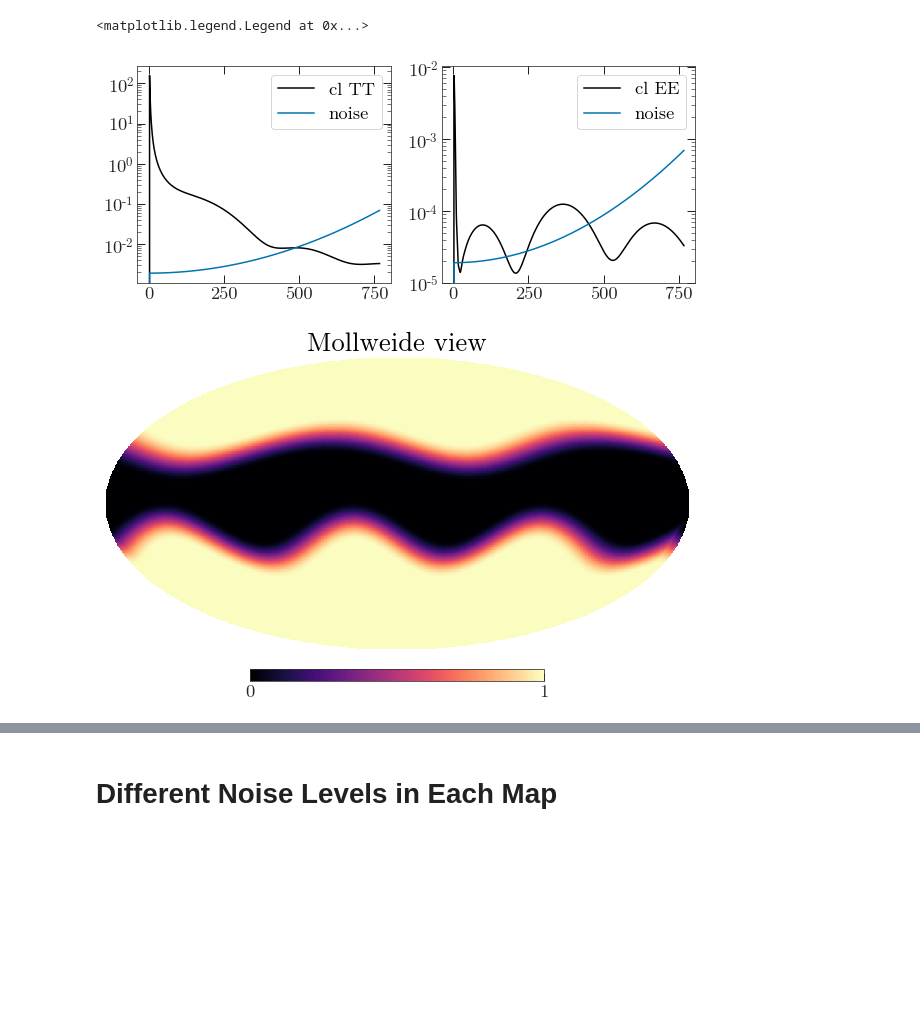
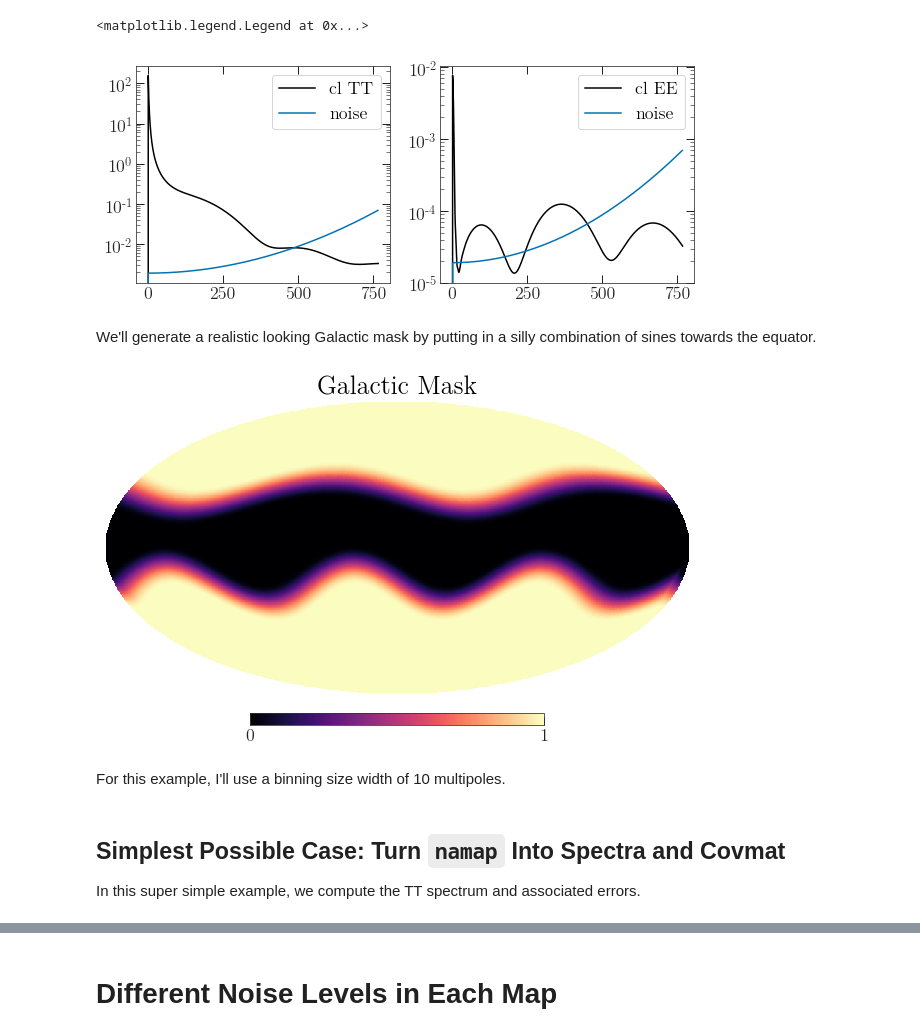
Before and after one commit to xzackli/nawrapper, a Jupyter notebook: notebooks/Covariance Simulations.ipynb, the cells around one changed output, grey strips where cells are left out. Saved outputs shown, nothing was run; the diff lists cells and outputs as text; code cells hidden in the pictures; blank space fills up the shorter version.

```diff
--- a/notebooks/Covariance Simulations.ipynb
+++ b/notebooks/Covariance Simulations.ipynb
@@ -42,28 +46,32 @@ nlee = nltt / 100
 
 fig, axes = plt.subplots(1, 2, figsize=(10,4))
 
-axes[0].plot(cls['tt'], '-', label='cl TT')
+axes[0].plot(cltt, '-', label='cl TT')
 axes[0].plot(nltt, '-', label='noise')
 axes[0].set_yscale('log')
 axes[0].legend()
 
-axes[1].plot(cls['ee'], '-', label='cl EE')
+axes[1].plot(clee, '-', label='cl EE')
 axes[1].plot(nlee, '-', label='noise')
 axes[1].set_yscale('log')
 axes[1].legend()
 # %% [output]
 <matplotlib.legend.Legend at 0x...>
-[figure, old version]
+[figure, new version]
+# %% [markdown]
+We'll generate a realistic looking Galactic mask by putting in a silly combination of sines towards the equator.
 # %%
 msk = np.zeros(hp.nside2npix(nside))
 th, ph = hp.pix2ang(nside, np.arange(hp.nside2npix(nside)))
 ph[np.where(ph > np.pi)[0]] -= 2 * np.pi
 msk[np.where((th * (1 + 0.1 * np.sin(ph*3.1+0.1)) > 1.7) |
              (th * (1 + 0.1 * np.sin(ph*2)) < 1.25) )[0]] = 1.
 mask = nmt.mask_apodization(msk, 20.0, apotype='C2')
-hp.mollview(mask)
+hp.mollview(mask, title='Galactic Mask')
 # %% [output]
-[figure, old version]
+[figure, new version]
+# %% [markdown]
+For this example, I'll use a binning size width of 10 multipoles.
 # %%
 bins=nw.nabin(lmax=3*nside-1, nlb=10)
 # %%
@@ -101,0 +107,3 @@ def get_spec():
+# %% [markdown]
+## Simplest Possible Case: Turn `namap` Into Spectra and Covmat
+In this super simple example, we compute the TT spectrum and associated errors.
```
Also changed, not shown: parts of 38 cells of this notebook, 2 other files.
